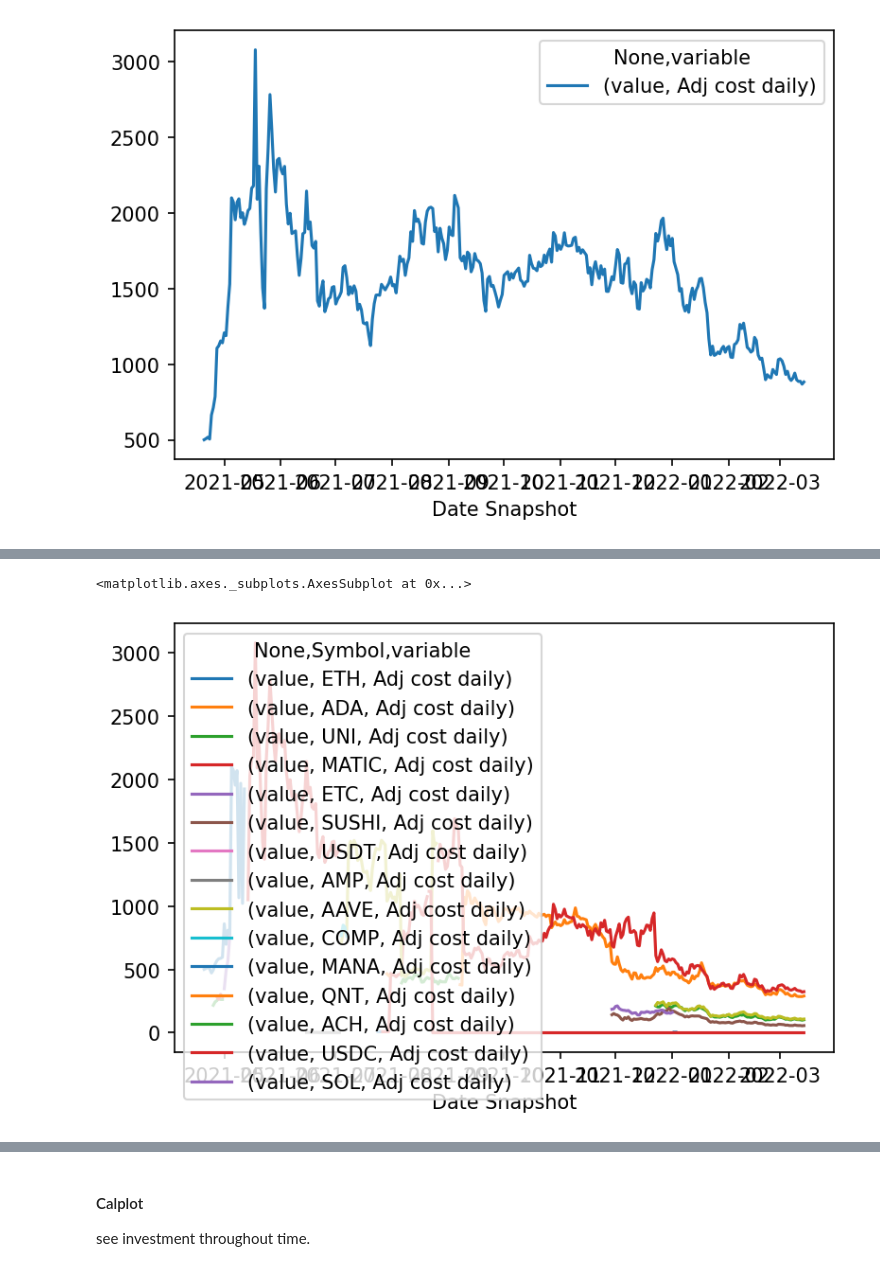
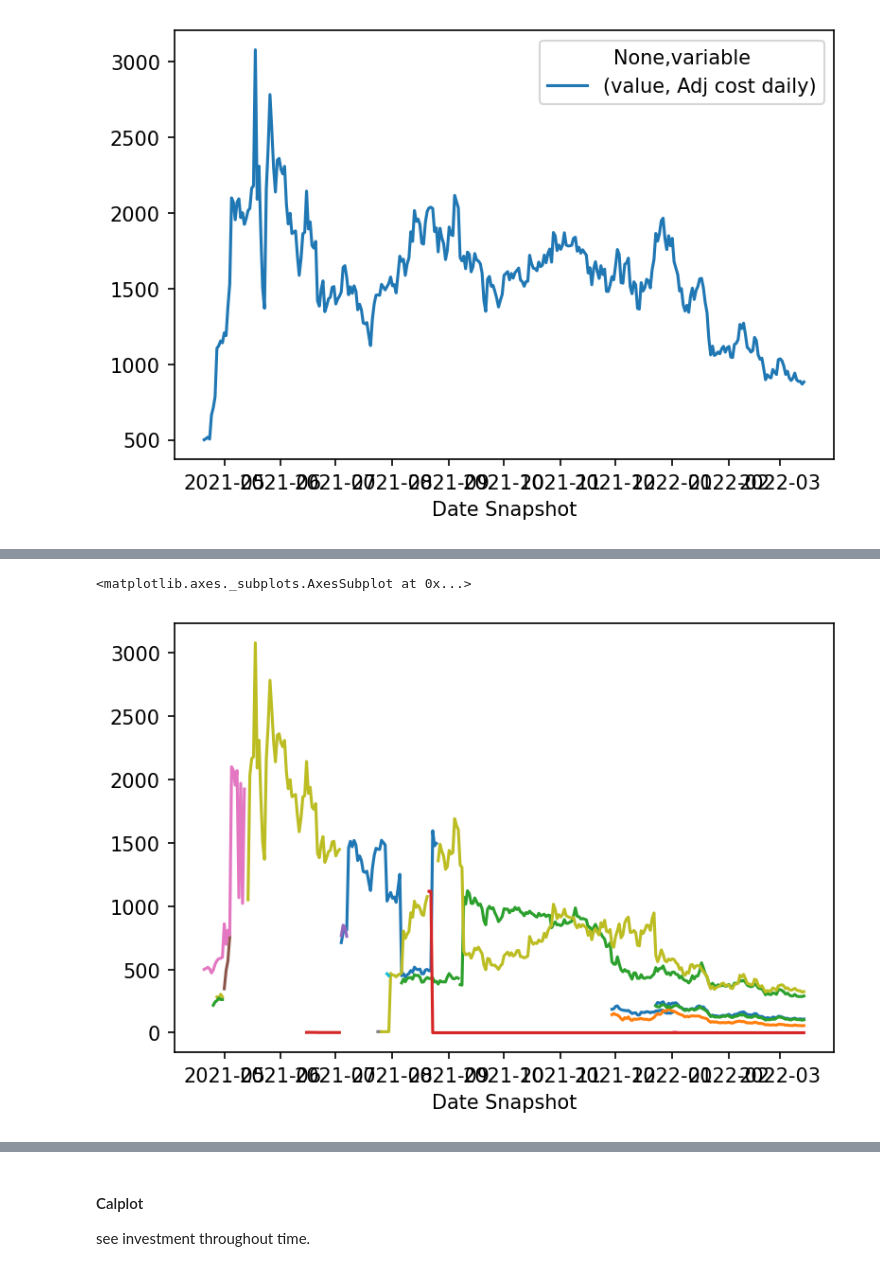
Before and after one commit to giocaizzi/surfingcrypto, a Jupyter notebook: notebooks/portfolio.ipynb, the cells around one changed output, grey strips where cells are left out. Saved outputs shown, nothing was run; the diff lists cells and outputs as text; code cells hidden in the pictures.

```diff
--- a/notebooks/portfolio.ipynb
+++ b/notebooks/portfolio.ipynb
@@ -176,10 +200,10 @@ t.daily_grouped_metrics(combined_df,
 # %%
 f, ax = plt.subplots(dpi=150)
 t.daily_grouped_metrics(
     combined_df,
     ["Adj cost daily"],
     by_symbol=True
-    ).plot(ax=ax)
+    ).plot(ax=ax,legend=False)
 # %% [output]
 <matplotlib.axes._subplots.AxesSubplot at 0x...>
-[figure, old version]
+[figure, new version]
```
Also changed, not shown: parts of 15 cells of this notebook, 1 other file.
